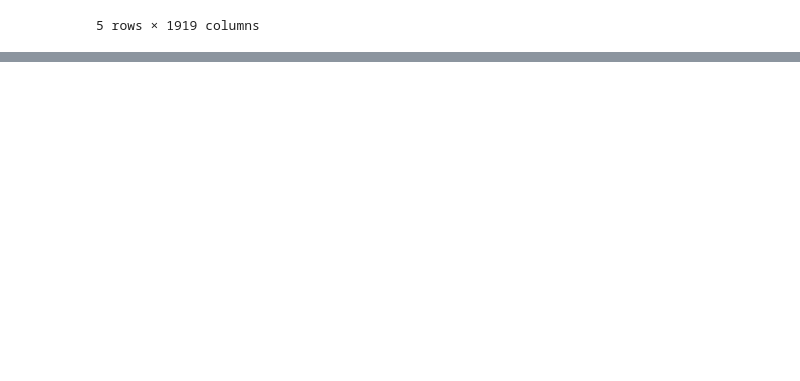
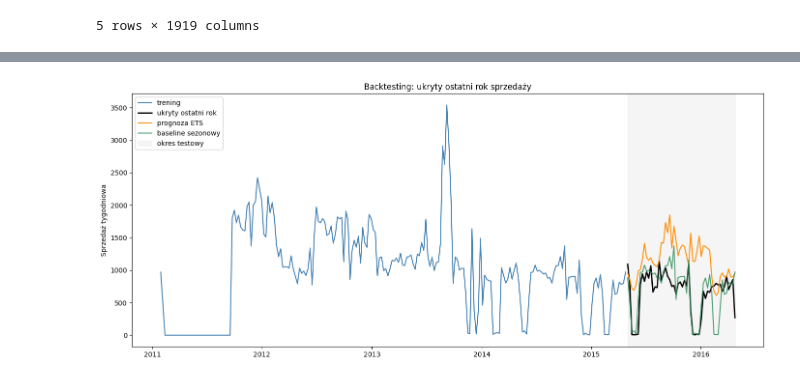
Before and after one commit to KasmyrA/Statystyka, a Jupyter notebook: Obrubka_danych.ipynb, the cells around one changed output, grey strips where cells are left out. Drawn from its saved outputs; the diff is of its cells as text; code cells hidden in the pictures; blank space fills up the shorter version.

```diff
--- a/Obrubka_danych.ipynb
+++ b/Obrubka_danych.ipynb
@@ -87,0 +401,78 @@ ModuleNotFoundError: No module named 'matplotlib'
+# %%
+from statsmodels.tsa.holtwinters import ExponentialSmoothing
+
+business_series = chosen_weekly_sales[["date", "sales"]].copy().set_index("date")["sales"].asfreq("W-SAT")
+holdout_weeks = 52
+train_series = business_series.iloc[:-holdout_weeks]
+test_series = business_series.iloc[-holdout_weeks:]
+
+holt_winters_model = ExponentialSmoothing(
+    train_series,
+    trend=None,
+    seasonal="add",
+    seasonal_periods=52,
+    initialization_method="estimated",
+).fit(optimized=True)
+
+forecast_hw = holt_winters_model.forecast(holdout_weeks)
+seasonal_naive = train_series.iloc[-52:].to_numpy()
+seasonal_naive = pd.Series(seasonal_naive, index=test_series.index, name="seasonal_naive")
+
+forecast_frame = pd.DataFrame(
+    {
+        "actual": test_series,
+        "holt_winters": forecast_hw,
+        "seasonal_naive": seasonal_naive,
+    }
+)
+
+
+def wape(y_true: pd.Series, y_pred: pd.Series) -> float:
+    denominator = np.sum(np.abs(y_true))
+    if denominator == 0:
+        return np.nan
+    return float(np.sum(np.abs(y_true - y_pred)) / denominator)
+
+
+business_metrics = pd.DataFrame(
+    {
+        "model": ["Holt-Winters", "Seasonal naive"],
+        "MAE": [
+            np.mean(np.abs(forecast_frame["actual"] - forecast_frame["holt_winters"])),
+            np.mean(np.abs(forecast_frame["actual"] - forecast_frame["seasonal_naive"])),
+        ],
+        "RMSE": [
+            np.sqrt(np.mean((forecast_frame["actual"] - forecast_frame["holt_winters"]) ** 2)),
+            np.sqrt(np.mean((forecast_frame["actual"] - forecast_frame["seasonal_naive"]) ** 2)),
+        ],
+        "WAPE": [
+            wape(forecast_frame["actual"], forecast_frame["holt_winters"]),
+            wape(forecast_frame["actual"], forecast_frame["seasonal_naive"]),
+        ],
+    }
+)
+
+best_model = business_metrics.sort_values("WAPE").iloc[0]
+display(business_metrics)
+
+plt.figure(figsize=(14, 6))
+plt.plot(train_series.index, train_series.values, label="trening", color="steelblue")
+plt.plot(test_series.index, test_series.values, label="ukryty ostatni rok", color="black", linewidth=2)
+plt.plot(forecast_frame.index, forecast_frame["holt_winters"], label="prognoza ETS", color="darkorange")
+plt.plot(forecast_frame.index, forecast_frame["seasonal_naive"], label="baseline sezonowy", color="seagreen", alpha=0.85)
+plt.axvspan(test_series.index.min(), test_series.index.max(), color="gray", alpha=0.08, label="okres testowy")
+plt.title("Backtesting: ukryty ostatni rok sprzedaży")
+plt.ylabel("Sprzedaż tygodniowa")
+plt.legend()
+plt.tight_layout()
+plt.show()
+
+print(
+    f"Najlepszy wariant na tym holdoucie to {best_model['model']} "
+    f"(WAPE={best_model['WAPE']:.3f})."
+)
+print(
+    "Wniosek biznesowy: jeśli celem jest planowanie zapasu, prosty sezonowy baseline jest bardzo mocnym punktem odniesienia "
+    "i warto go utrzymywać obok bardziej złożonych modeli."
+)
+# %% [output]
@@ -87,0 +482 @@ ModuleNotFoundError: No module named 'matplotlib'
+[figure, added]
```
Also changed, not shown: parts of 11 cells of this notebook.
